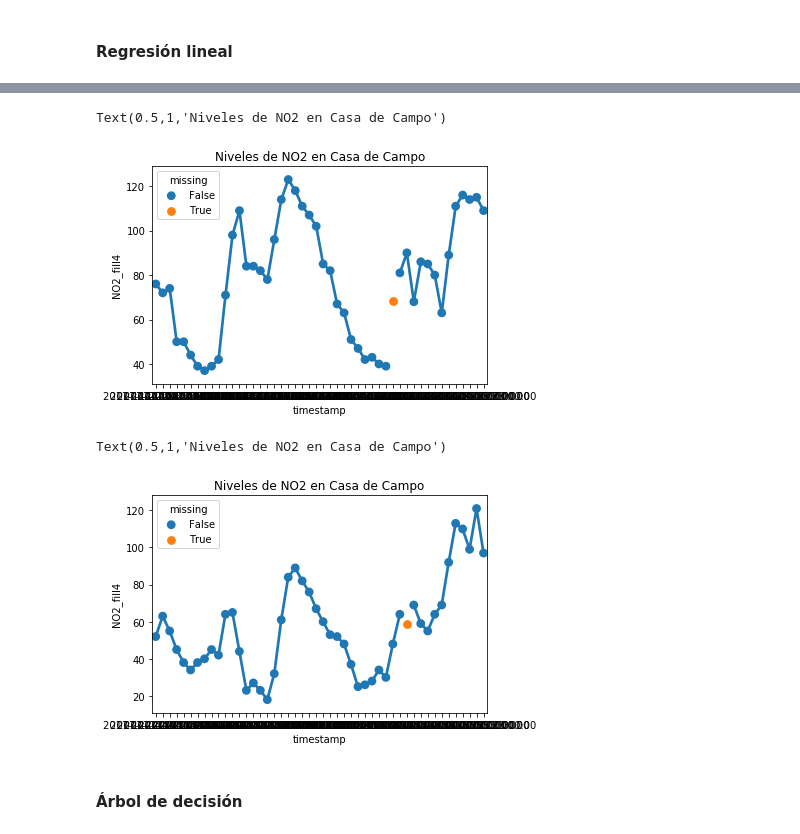
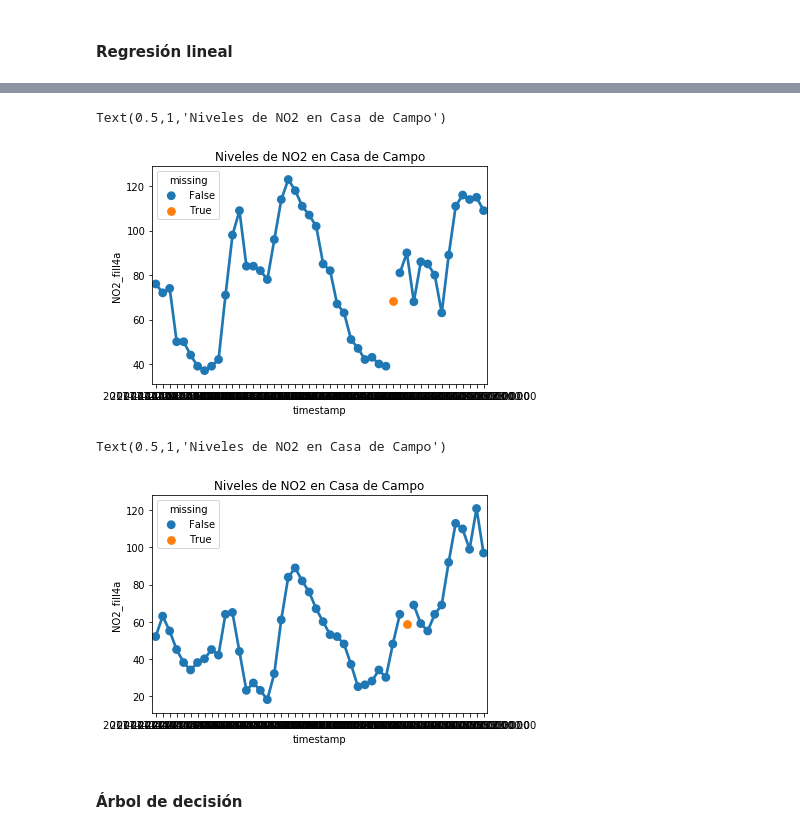
Before and after one commit to mariamedp/imputacion_valores_nulos, a Jupyter notebook: ejemplos.ipynb, the cells around one changed output, grey strips where cells are left out. Cells and saved outputs as stored; diff of their text form; code cells hidden in the pictures.

```diff
--- a/ejemplos.ipynb
+++ b/ejemplos.ipynb
@@ -11,7 +11,7 @@ from matplotlib import pyplot as plt
 import seaborn as sns
 # %%
 contaminacion = pd.read_csv("contaminacion_201710-201712.csv")
-contaminacion['missing'] = pd.isnull(contaminacion.NO2)
+contaminacion['missing'] = contaminacion.NO2.isna()
 
 contaminacion.sample(10)
 # %% [output]
@@ -107,10 +116,10 @@ contaminacion['NO2_bins'] = make_bins(contaminacion.NO2, 5)
 # %%
 NO2_sample = contaminacion.groupby('estacion').apply(
-    lambda x: x[~x.missing].NO2_bins.sample(x.shape[0], replace=True)
+    lambda x: x[~x.missing].NO2_bins.sample(len(x), replace=True)
 ).reset_index().NO2_bins
 
 contaminacion['NO2_fill3'] = contaminacion.NO2.where(pd.notna(contaminacion.NO2), NO2_sample)
 
-contaminacion[pd.isna(contaminacion.NO2)].sample(5)
+contaminacion[contaminacion.missing].sample(5)
 # %% [output]
 |  | estacion | zona | timestamp | NO2 | O3 | PM10 | PM25 | missing | NO2_fill1 | NO2_fill2 | ... |
@@ -144,6 +153,8 @@ sns.jointplot('PM10', 'NO2', data=contaminacion, kind='kde')
 [figure]
 # %% [markdown]
 #### Regresión lineal
+# %%
+variables = contaminacion.dropna()
 # %%
 contaminacion['NO2_fill4a'] = contaminacion.NO2
 
@@ -173,15 +184,15 @@ contaminacion[contaminacion.missing & contaminacion.NO2_fill4a.notna()]
 | 7858 | Casa de Campo | 4 | 2017-11-21 10:00:00 | NaN | 7.0 | 33.0 | 20.0 | True | 55.007985 | 39.528044 | ... |
 | 8196 | Casa de Campo | 4 | 2017-12-05 12:00:00 | NaN | 16.0 | 29.0 | 18.0 | True | 55.007985 | 39.528044 | ... |
 # %%
-sns.pointplot('timestamp', 'NO2_fill4', hue='missing',
+sns.pointplot('timestamp', 'NO2_fill4a', hue='missing',
               data=contaminacion[(contaminacion.estacion == "Casa de Campo") &\
                                  (contaminacion.timestamp >= "2017-11-20") &\
                                  (contaminacion.timestamp < "2017-11-22")])
 
 plt.title("Niveles de NO2 en Casa de Campo")
 # %% [output]
 Text(0.5,1,'Niveles de NO2 en Casa de Campo')
-[figure, old version]
+[figure, new version]
 # %%
 sns.pointplot('timestamp', 'NO2_fill4a', hue='missing',
               data=contaminacion[(contaminacion.estacion == "Casa de Campo") &\
@@ -191,7 +202,7 @@ sns.pointplot('timestamp', 'NO2_fill4a', hue='missing',
 plt.title("Niveles de NO2 en Casa de Campo")
 # %% [output]
 Text(0.5,1,'Niveles de NO2 en Casa de Campo')
-[figure, old version]
+[figure, new version]
 # %% [markdown]
 #### Árbol de decisión
 # %%
```
Also changed, not shown: parts of 8 cells of this notebook.
